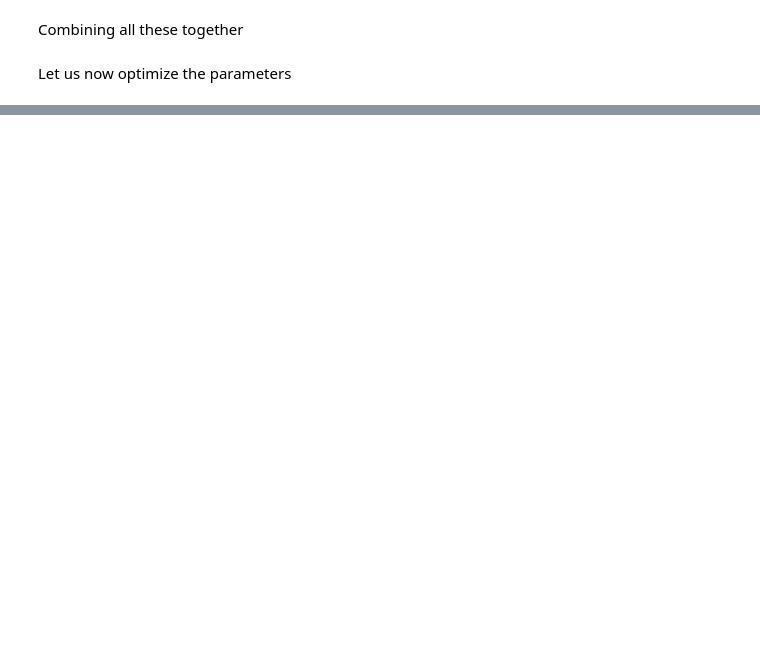
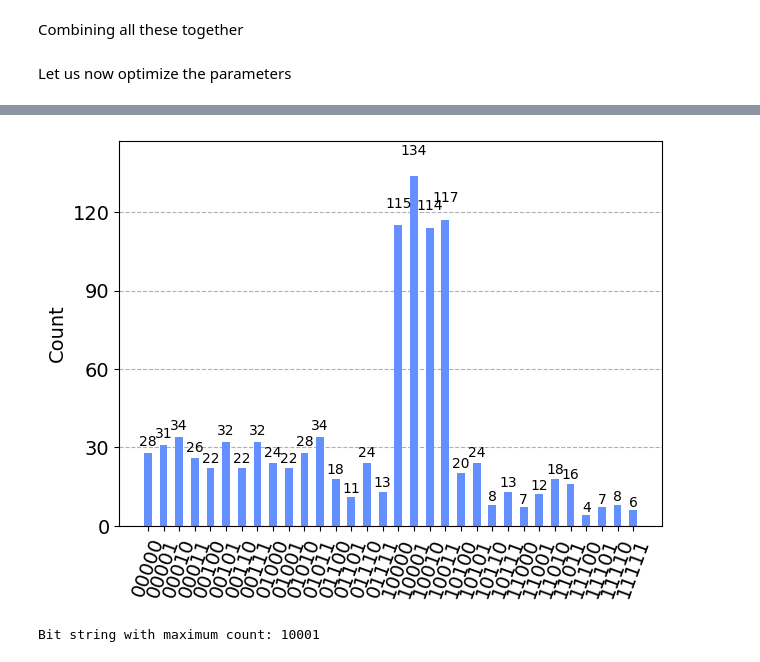
Before and after one commit to Matrixmang0/MIS-QAOA, a Jupyter notebook: Untitled.ipynb, the cells around one changed output, grey strips where cells are left out. Cells and saved outputs as stored; diff of their text form; code cells hidden in the pictures; blank space fills up the shorter version.

```diff
--- a/Untitled.ipynb
+++ b/Untitled.ipynb
@@ -420,0 +514,12 @@ Let us now optimize the parameters
+# %%
+from scipy.optimize import minimize
+
+p = 10
+
+objective = optimization_objective(p=p, graph=edgesG2, num_nodes=5)
+
+initial_params = [random.uniform(0, 2 * np.pi) for i in range(2*p)]
+
+op_job = minimize(objective, initial_params, method='COBYLA', options={'maxiter': 100, 'disp': True})
+
+op_job
@@ -420,0 +541,21 @@ Let us now optimize the parameters
+# %%
+gamma_params = op_job['x'][p:]
+beta_params = op_job['x'][:p]
+
+circuit = MIS_Ansatz(p=p, num_nodes=5, gamma_params=gamma_params, beta_params=beta_params)
+
+aersim = AerSimulator()
+result = aersim.run(circuit, seed_simulator=10).result()
+counts = rev_bitstrings(result.get_counts())
+# %%
+from qiskit.visualization import plot_histogram
+
+plot_histogram(counts)
+# %% [output]
+[figure, added]
+# %%
+max_bitstring = max(counts, key=lambda x: counts[x])
+
+print("Bit string with maximum count:", max_bitstring)
+# %% [output]
+Bit string with maximum count: 10001
```
Also changed, not shown: parts of 17 cells of this notebook, 1 other file.
